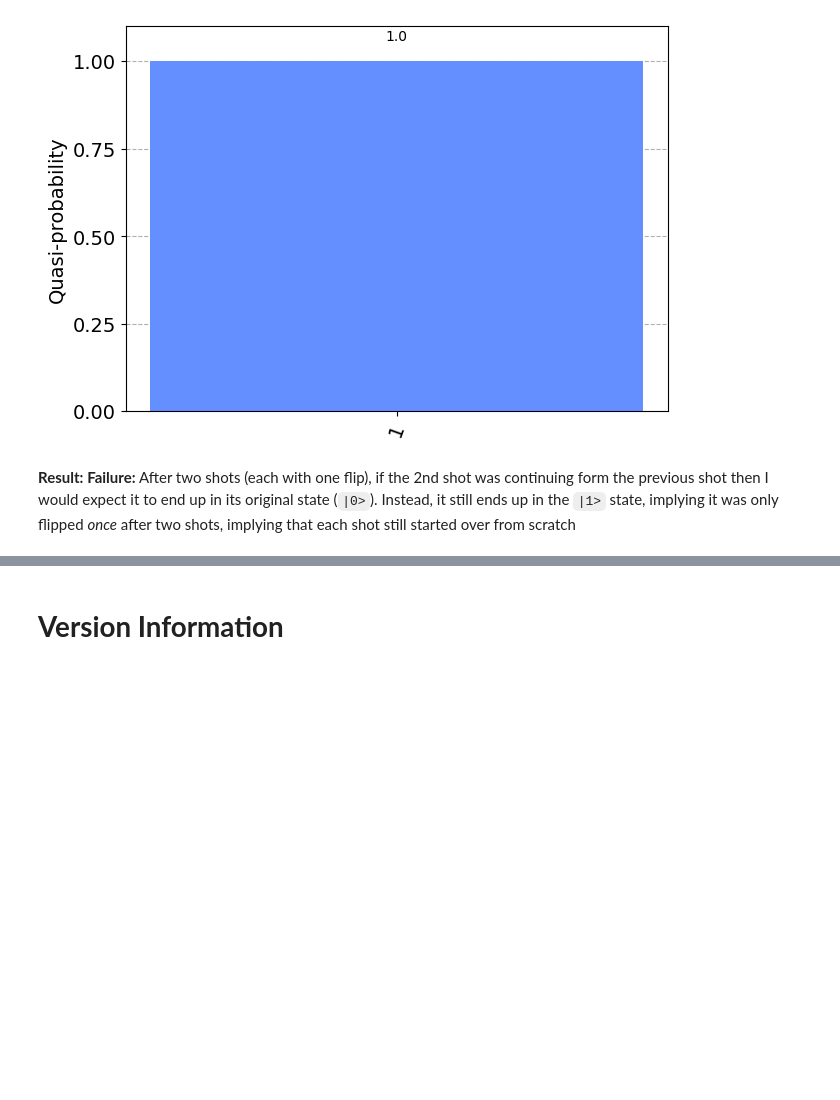
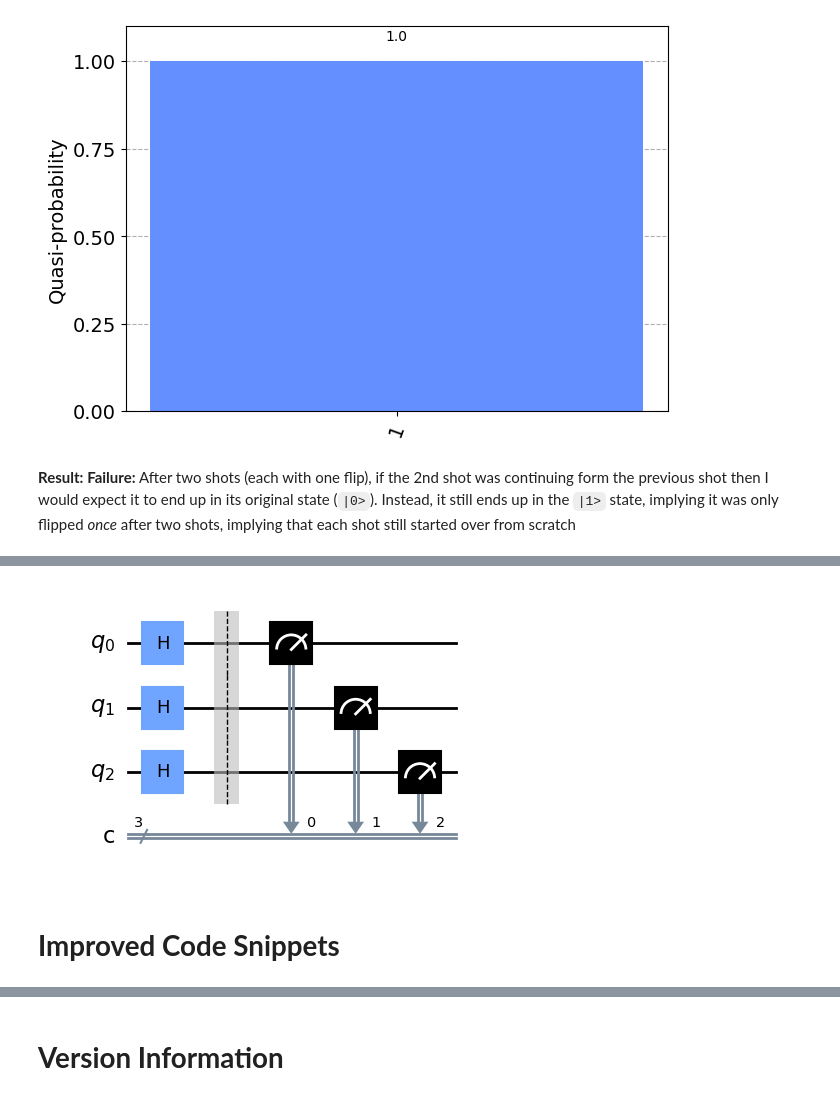
Before and after one commit to pranavmarla/quantum-wordle, a Jupyter notebook: internal-use-only/useful-qiskit-code.ipynb, the cells around one changed output, grey strips where cells are left out. Cells and saved outputs as stored; diff of their text form; code cells hidden in the pictures; blank space fills up the shorter version.

```diff
--- a/internal-use-only/useful-qiskit-code.ipynb
+++ b/internal-use-only/useful-qiskit-code.ipynb
@@ -342,0 +367,13 @@ plot_distribution(counts)
+# %%
+qc = QuantumCircuit(3, 3)
+
+# for i in range(3):
+#     qc.h(i)
+qc.h(range(3))
+
+qc.measure_all(add_bits=False)
+qc.draw()
+# %% [output]
+[figure, added]
+# %% [markdown]
+# **Improved Code Snippets**
```
Also changed, not shown: parts of 6 cells of this notebook.
